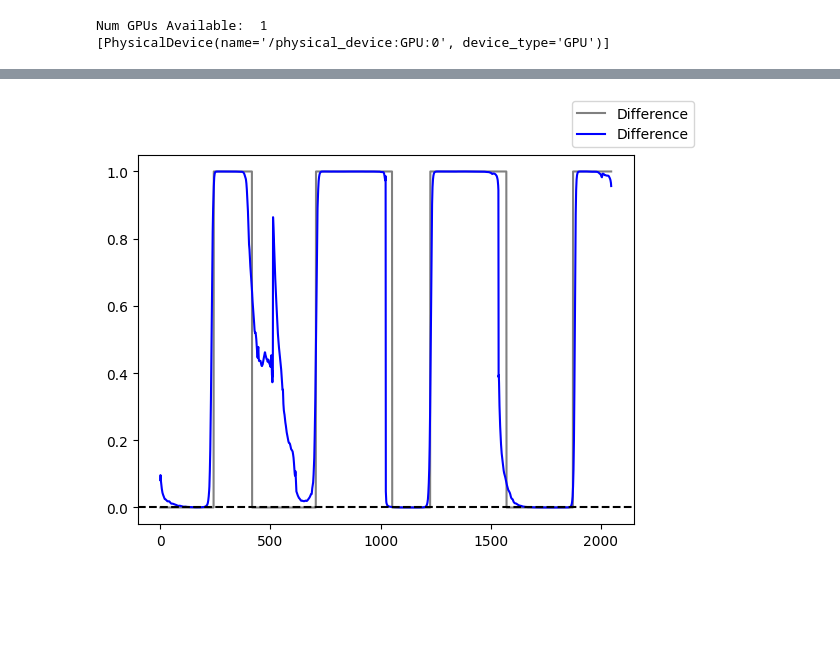
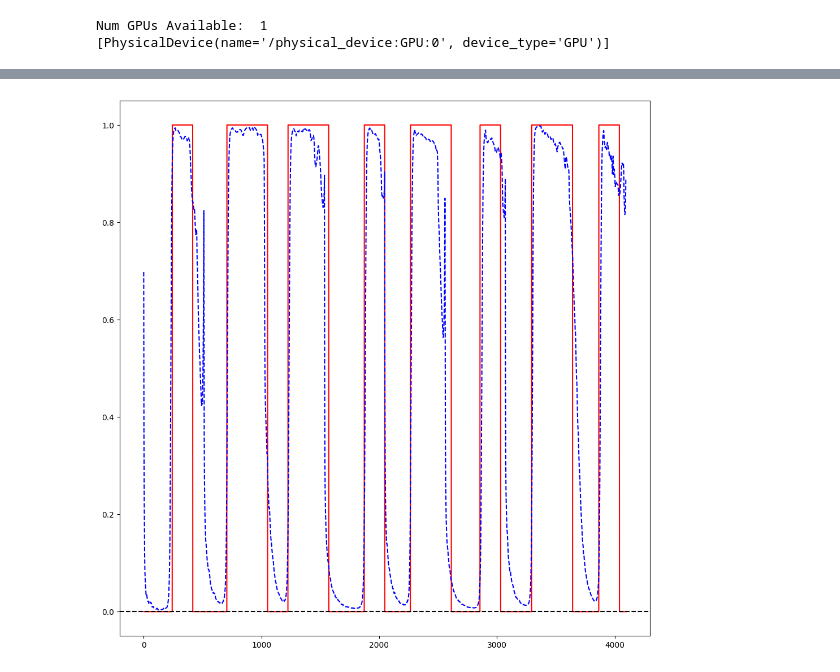
Before and after one commit to izzan-alfian/SELD-quadcopter, a Jupyter notebook: run_model.ipynb, the cells around one changed output, grey strips where cells are left out. Saved outputs shown, nothing was run; the diff lists cells and outputs as text; code cells hidden in the pictures; blank space fills up the shorter version.

```diff
--- a/run_model.ipynb
+++ b/run_model.ipynb
@@ -17,7 +28,7 @@ print(tf.config.experimental.list_physical_devices('GPU'))
 Num GPUs Available:  1
 [PhysicalDevice(name='/physical_device:GPU:0', device_type='GPU')]
 # %%
-model = tf.keras.models.load_model('./models/drone_ov1_split1_regr0_3d0_2_model.keras')
+model = tf.keras.models.load_model('./models/drone_filtered_ov1_split1_regr0_3d0_5_filtered_model.keras')
 
 model.summary()
 # %% [output]
@@ -47,10 +57,15 @@ Model: "functional"
 # %%
-params = parameter.get_params("10")
+params = parameter.get_params("9")
+batch_size = 8
 
 data_gen_test = cls_data_generator.DataGenerator(
         dataset=params['dataset'], ov=params['overlap'], split=params['split'], db=params['db'], nfft=params['nfft'],
-        batch_size=params['batch_size'], seq_len=params['sequence_length'], classifier_mode=params['mode'],
+        batch_size=batch_size, seq_len=params['sequence_length'], classifier_mode=params['mode'],
         weakness=params['weakness'], datagen_mode='test', cnn3d=params['cnn_3d'], xyz_def_zero=params['xyz_def_zero'],
         azi_only=params['azi_only'], shuffle=False
     )
+
+azimuth_only = params['azi_only']
+temp_sed_batch = next(data_gen_test.generate())[1][0]
+num_of_class = int(temp_sed_batch.shape[2])
 # %% [output]
@@ -74,6 +99,7 @@ label_dir: ./dataset_generator/sounds/8_channel_microphone_signals/label_ov1_spl
 # %%
-for i in range(3):
-    pred = model.predict_on_batch(
-        next(data_gen_test.generate())[0][0:4, :, :, :],
-    )
+pred = model.predict_on_batch(
+    next(data_gen_test.generate())[0][:, :, :, :],
+)
+print("SED shape: ", pred[0].shape)
+print("DOA shape: ", pred[1].shape)
 # %% [output]
@@ -81,15 +109,23 @@ I0000 00:00:1751026354.046622   69699 cuda_dnn.cc:529] Loaded cuDNN version 9050
 # %%
-labels = next(data_gen_test.generate())[1][0][0:4, :, :].squeeze()
+labels = next(data_gen_test.generate())[1][0][:, :, :].squeeze()
 labels = np.concatenate([labels[n, :] for n in range(labels.shape[0])])
-predictions = np.concatenate(([pred[0][n, :, 0] for n in range(pred[0].shape[0])]))
+if len(labels.shape) == 1:
+    labels = np.atleast_2d(labels).T
+
+predictions = np.concatenate(([pred[0][n, :, :] for n in range(pred[0].shape[0])]))
 
 %matplotlib inline
-fig, ax1 = plt.subplots(1, 1)
-ax1.plot(labels, label='Difference', color='grey')
-ax1.plot(predictions, label='Difference', color='blue')
-ax1.axhline(y=0, color='black', linestyle='--')
-fig.legend()
+
+fig, ax = plt.subplots(num_of_class, figsize=(10, 10))
+ax = np.atleast_1d(ax)
+for i in range(num_of_class):
+    ax[i].plot(labels[:, i], label='Difference', color='red')
+    ax[i].plot(predictions[:, i], label='Difference', color='blue', linestyle='--')
+    ax[i].axhline(y=0, color='black', linestyle='--')
+
+# fig.legend()
+plt.tight_layout()
 plt.show()
 # %% [output]
-[figure, old version]
+[figure, new version]
 # %%
```
Also changed, not shown: parts of 6 cells of this notebook, 24 other files.
